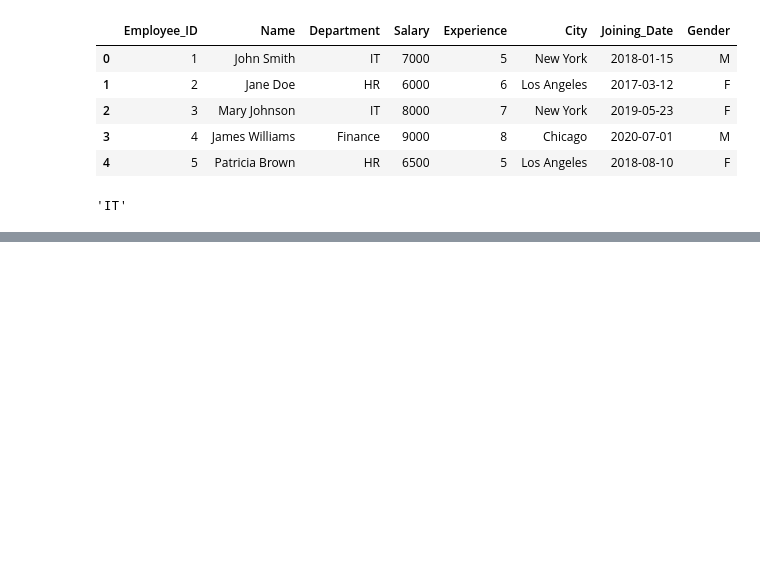
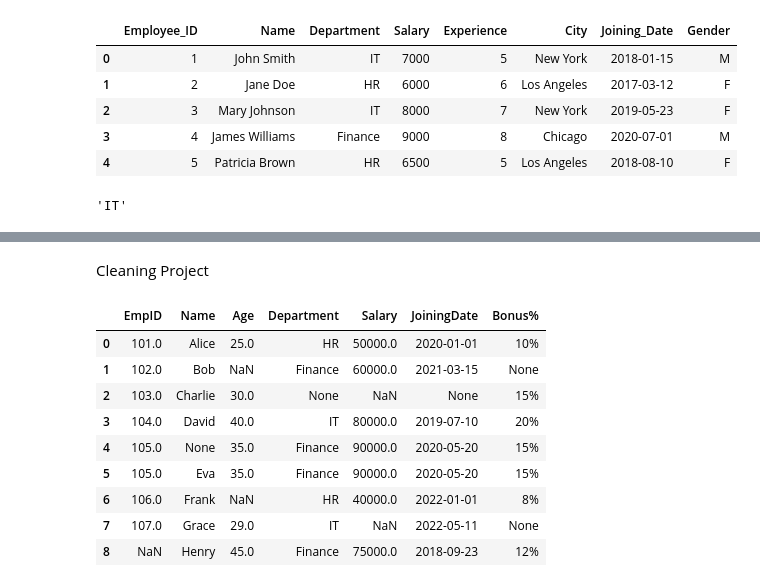
Before and after one commit to Ranjitghadge/Python_Master, a Jupyter notebook: Pandas_&_Numpy_Notes.ipynb, the cells around one changed output, grey strips where cells are left out. Saved outputs shown, nothing was run; the diff lists cells and outputs as text; code cells hidden in the pictures; blank space fills up the shorter version.

```diff
--- a/Pandas_&_Numpy_Notes.ipynb
+++ b/Pandas_&_Numpy_Notes.ipynb
@@ -1260,0 +1626,31 @@ df["Department"].mode()[0]
+# %% [markdown]
+Cleaning Project
+# %%
+import pandas as pd
+import numpy as np
+
+# 🔹 Step 1: Create a big messy dataset
+data = {
+    'EmpID': [101, 102, 103, 104, 105, 105, 106, 107, None],
+    'Name': ['Alice', 'Bob', 'Charlie', 'David', None, 'Eva', 'Frank', 'Grace', 'Henry'],
+    'Age': [25, None, 30, 40, 35, 35, None, 29, 45],
+    'Department': ['HR', 'Finance', None, 'IT', 'Finance', 'Finance', 'HR', 'IT', 'Finance'],
+    'Salary': [50000, 60000, np.nan, 80000, 90000, 90000, 40000, None, 75000],
+    'JoiningDate': ['2020-01-01', '2021-03-15', None, '2019-07-10', '2020-05-20', '2020-05-20',
+                    '2022-01-01', '2022-05-11', '2018-09-23'],
+    'Bonus%': ['10%', None, '15%', '20%', '15%', '15%', '8%', None, '12%']
+}
+
+df = pd.DataFrame(data)
+df
+# %% [output]
+|  | EmpID | Name | Age | Department | Salary | JoiningDate | Bonus% |
+| 0 | 101.0 | Alice | 25.0 | HR | 50000.0 | 2020-01-01 | 10% |
+| 1 | 102.0 | Bob | NaN | Finance | 60000.0 | 2021-03-15 | None |
+| 2 | 103.0 | Charlie | 30.0 | None | NaN | None | 15% |
+| 3 | 104.0 | David | 40.0 | IT | 80000.0 | 2019-07-10 | 20% |
+| 4 | 105.0 | None | 35.0 | Finance | 90000.0 | 2020-05-20 | 15% |
+| 5 | 105.0 | Eva | 35.0 | Finance | 90000.0 | 2020-05-20 | 15% |
+| 6 | 106.0 | Frank | NaN | HR | 40000.0 | 2022-01-01 | 8% |
+| 7 | 107.0 | Grace | 29.0 | IT | NaN | 2022-05-11 | None |
+| 8 | NaN | Henry | 45.0 | Finance | 75000.0 | 2018-09-23 | 12% |
```
Also changed, not shown: parts of 20 cells of this notebook.
